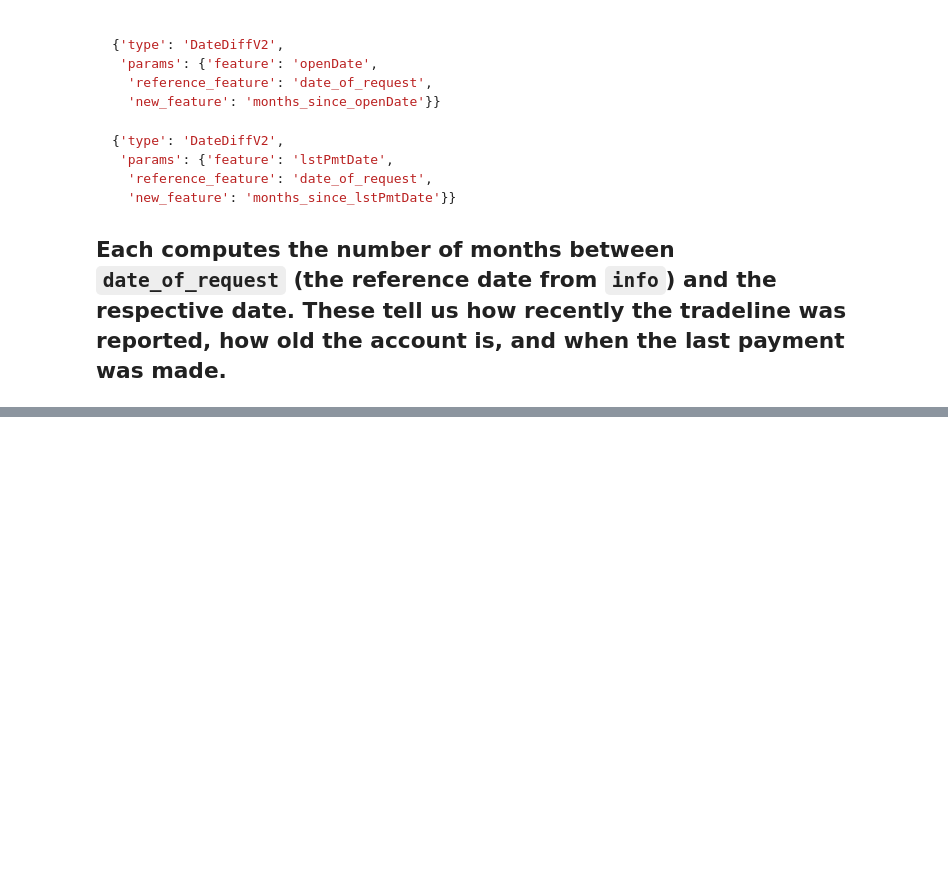
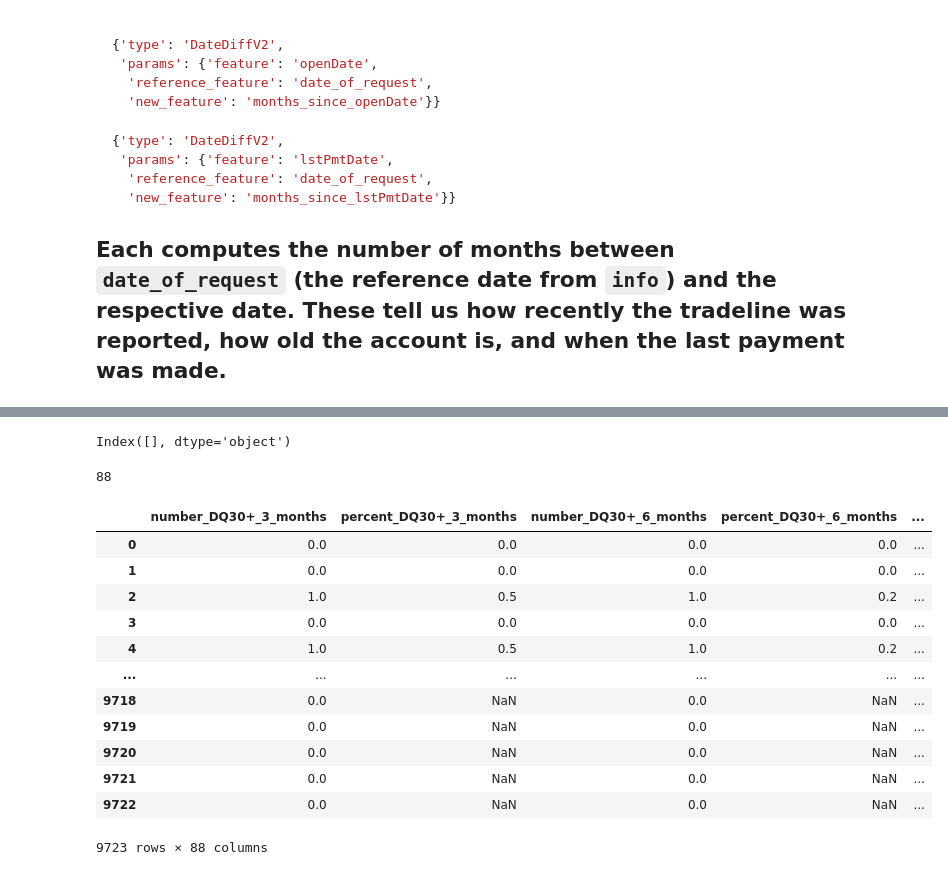
Before and after one commit to jagzest/GYHD_Modeling, a Jupyter notebook: tradeline_walkthrough.ipynb, the cells around one changed output, grey strips where cells are left out. Drawn from its saved outputs; the diff is of its cells as text; code cells hidden in the pictures; blank space fills up the shorter version.

```diff
--- a/tradeline_walkthrough.ipynb
+++ b/tradeline_walkthrough.ipynb
@@ -766,0 +1625,6 @@ def _combine_payment_patterns(self, data):
+# %%
+payment_df_test = preprocess_dict['PaymentPatternsAggregatorV2'].transform(preprocess_dict['months_since_rptDate'].transform(mapped_df))
+# %%
+payment_features = preprocess_dict['PaymentPatternsAggregatorV2']._new_features
+# %%
+df_test = payment_df_test[payment_features]
@@ -766,0 +1633,24 @@ def _combine_payment_patterns(self, data):
+# %%
+payment_df_test.columns[payment_df_test.columns.duplicated()]
+# %% [output]
+Index([], dtype='object')
+# %%
+len(df_test.columns)
+# %% [output]
+88
+# %%
+df_test
+# %% [output]
+|  | number_DQ30+_3_months | percent_DQ30+_3_months | number_DQ30+_6_months | percent_DQ30+_6_months | ... |
+| 0 | 0.0 | 0.0 | 0.0 | 0.0 | ... |
+| 1 | 0.0 | 0.0 | 0.0 | 0.0 | ... |
+| 2 | 1.0 | 0.5 | 1.0 | 0.2 | ... |
+| 3 | 0.0 | 0.0 | 0.0 | 0.0 | ... |
+| 4 | 1.0 | 0.5 | 1.0 | 0.2 | ... |
+| ... | ... | ... | ... | ... | ... |
+| 9718 | 0.0 | NaN | 0.0 | NaN | ... |
+| 9719 | 0.0 | NaN | 0.0 | NaN | ... |
+| 9720 | 0.0 | NaN | 0.0 | NaN | ... |
+| 9721 | 0.0 | NaN | 0.0 | NaN | ... |
+| 9722 | 0.0 | NaN | 0.0 | NaN | ... |
+9723 rows × 88 columns
```
Also changed, not shown: parts of 215 cells of this notebook.
